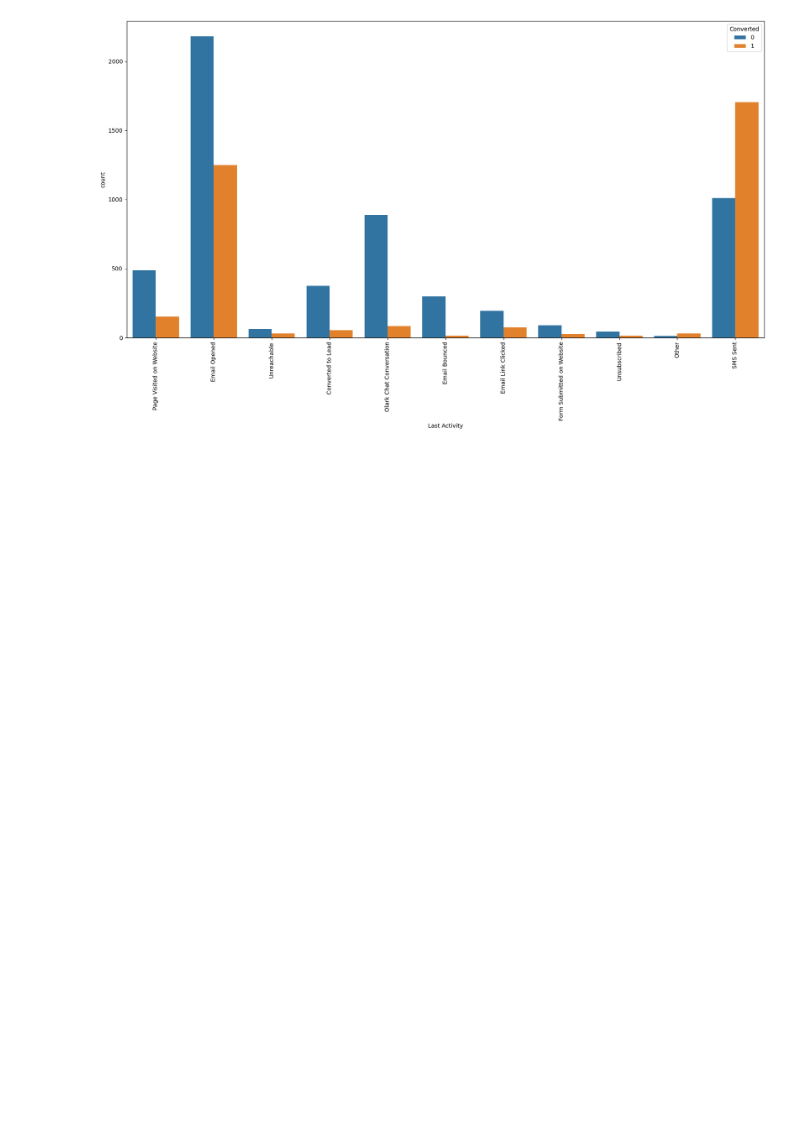
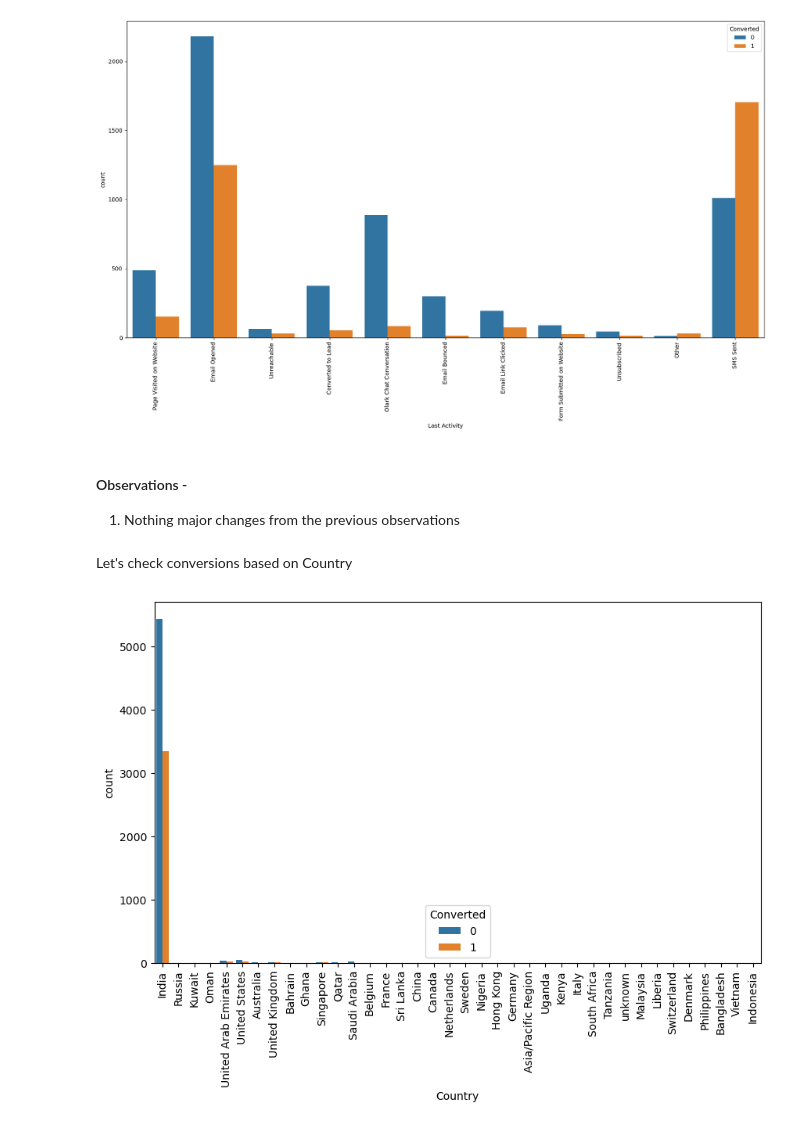
Before and after one commit to PrasunPK/lead-scoring-case-study, a Jupyter notebook: Case+Study.ipynb, the cells around one changed output. Saved outputs shown, nothing was run; the diff lists cells and outputs as text; code cells hidden in the pictures; blank space fills up the shorter version.

```diff
--- a/Case+Study.ipynb
+++ b/Case+Study.ipynb
@@ -690,0 +689,12 @@ plt.show()
+# %% [markdown]
+#### Observations -
+1. Nothing major changes from the previous observations
+# %% [markdown]
+Let's check conversions based on Country
+# %%
+plt.figure(figsize=(10, 6))
+sns.countplot(data = leads, x = 'Country', hue = 'Converted')
+plt.xticks(rotation = 90)
+plt.show()
+# %% [output]
+[figure, added]
```
Also changed, not shown: parts of 13 cells of this notebook.
